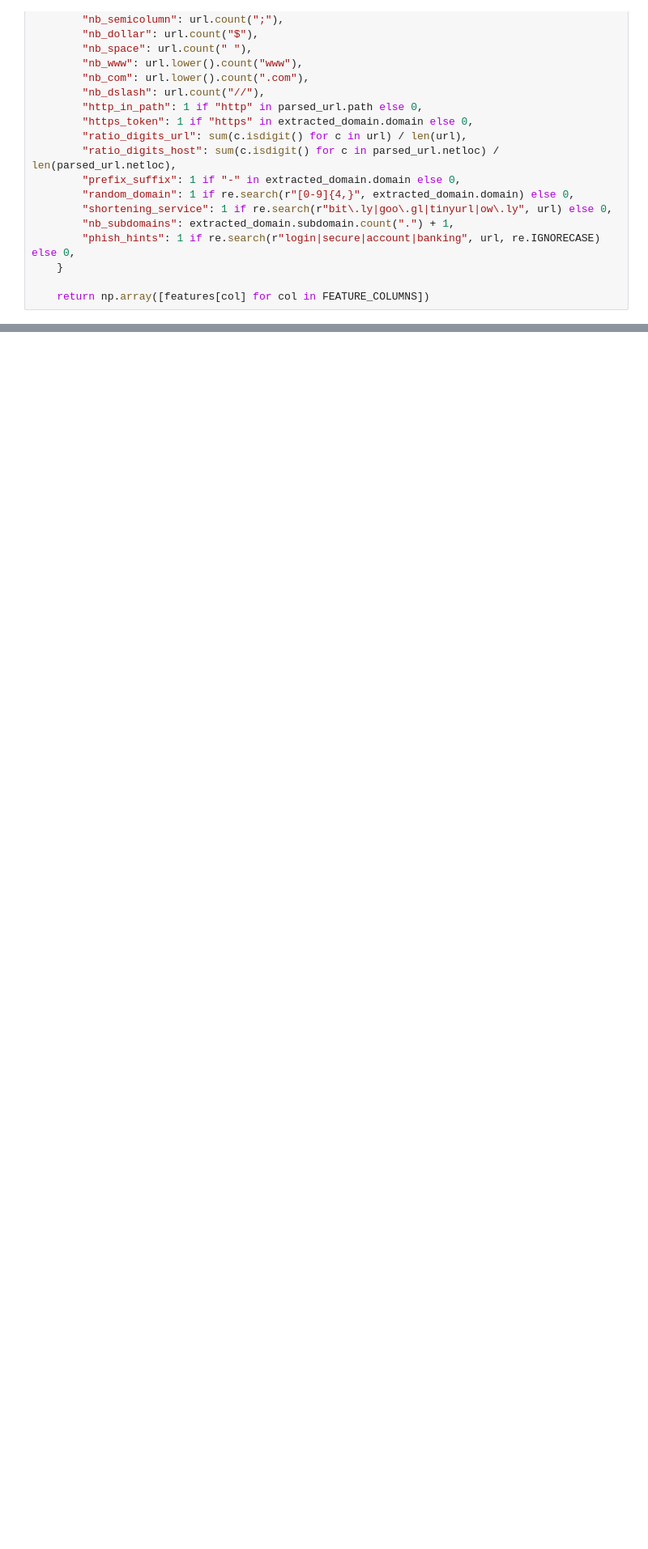
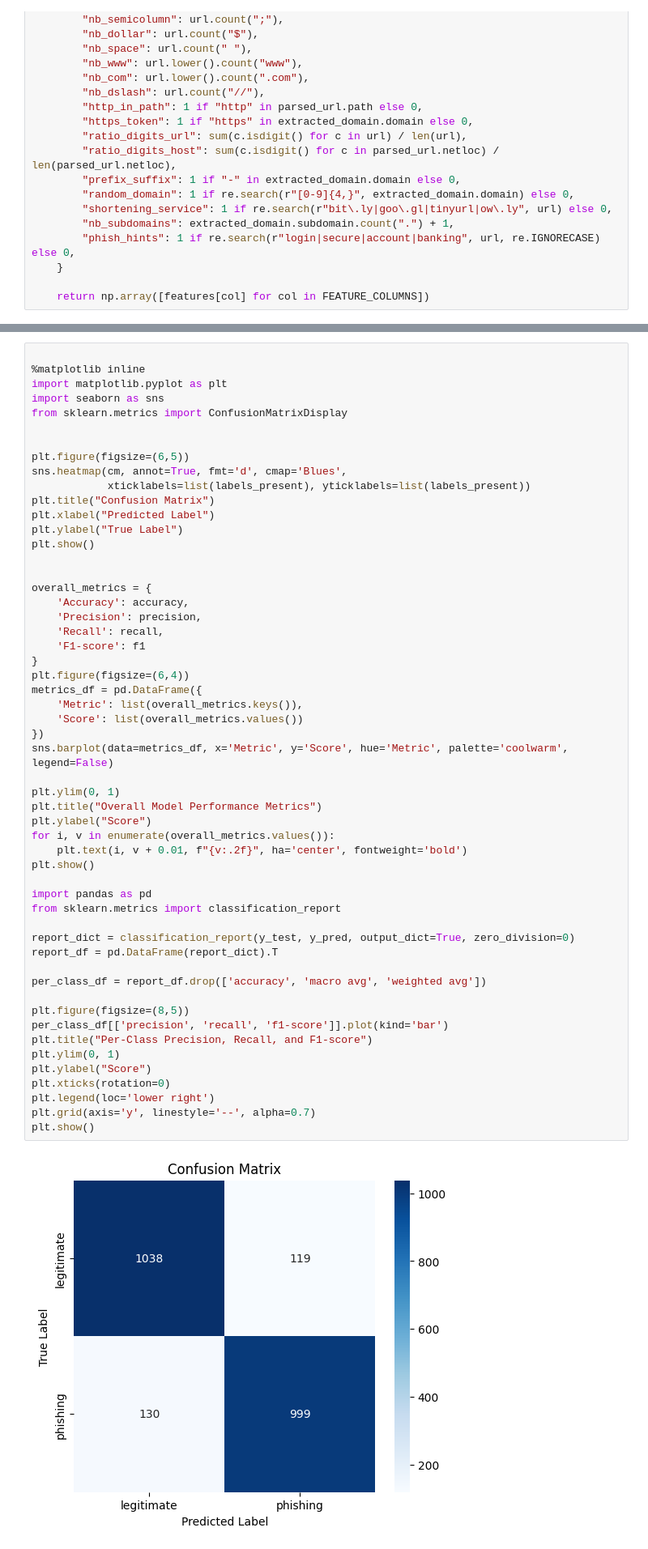
Before and after one commit to ShiraniAgarwal/PhishGuard-A-URL-Based-Machine-Learning-Approach-for-Phishing-Detection, a Jupyter notebook: phishing-detection.ipynb, the cells around one changed output, grey strips where cells are left out. Shown at 81% size. Cells and saved outputs as stored; diff of their text form; blank space fills up the shorter version.

```diff
--- a/phishing-detection.ipynb
+++ b/phishing-detection.ipynb
@@ -179,0 +304,56 @@ if st.button("Check URL"):
+# %%
+
+%matplotlib inline
+import matplotlib.pyplot as plt
+import seaborn as sns
+from sklearn.metrics import ConfusionMatrixDisplay
+
+
+plt.figure(figsize=(6,5))
+sns.heatmap(cm, annot=True, fmt='d', cmap='Blues',
+            xticklabels=list(labels_present), yticklabels=list(labels_present))
+plt.title("Confusion Matrix")
+plt.xlabel("Predicted Label")
+plt.ylabel("True Label")
+plt.show()
+
+
+overall_metrics = {
+    'Accuracy': accuracy,
+    'Precision': precision,
+    'Recall': recall,
+    'F1-score': f1
+}
+plt.figure(figsize=(6,4))
+metrics_df = pd.DataFrame({
+    'Metric': list(overall_metrics.keys()),
+    'Score': list(overall_metrics.values())
+})
+sns.barplot(data=metrics_df, x='Metric', y='Score', hue='Metric', palette='coolwarm', legend=False)
+
+plt.ylim(0, 1)
+plt.title("Overall Model Performance Metrics")
+plt.ylabel("Score")
+for i, v in enumerate(overall_metrics.values()):
+    plt.text(i, v + 0.01, f"{v:.2f}", ha='center', fontweight='bold')
+plt.show()
+
+import pandas as pd
+from sklearn.metrics import classification_report
+
+report_dict = classification_report(y_test, y_pred, output_dict=True, zero_division=0)
+report_df = pd.DataFrame(report_dict).T
+
+per_class_df = report_df.drop(['accuracy', 'macro avg', 'weighted avg'])
+
+plt.figure(figsize=(8,5))
+per_class_df[['precision', 'recall', 'f1-score']].plot(kind='bar')
+plt.title("Per-Class Precision, Recall, and F1-score")
+plt.ylim(0, 1)
+plt.ylabel("Score")
+plt.xticks(rotation=0)
+plt.legend(loc='lower right')
+plt.grid(axis='y', linestyle='--', alpha=0.7)
+plt.show()
+# %% [output]
+[figure, added]
```
Also changed, not shown: parts of 39 cells of this notebook.
